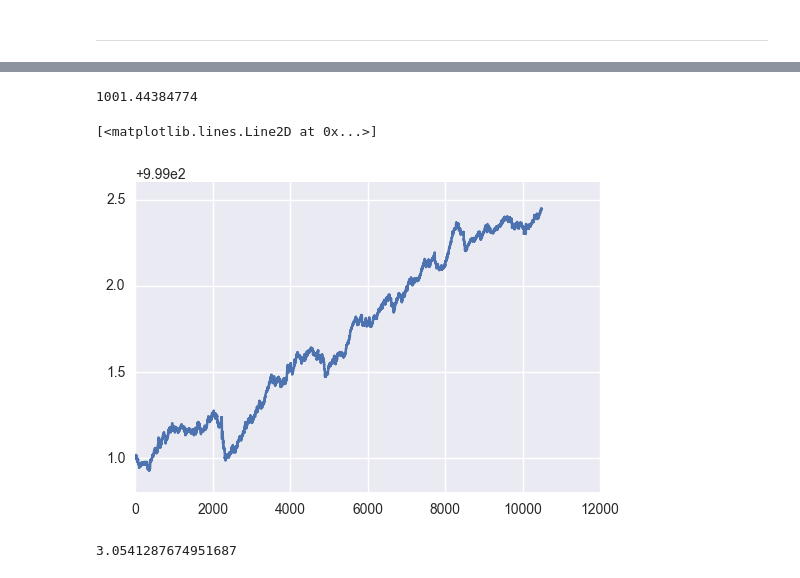
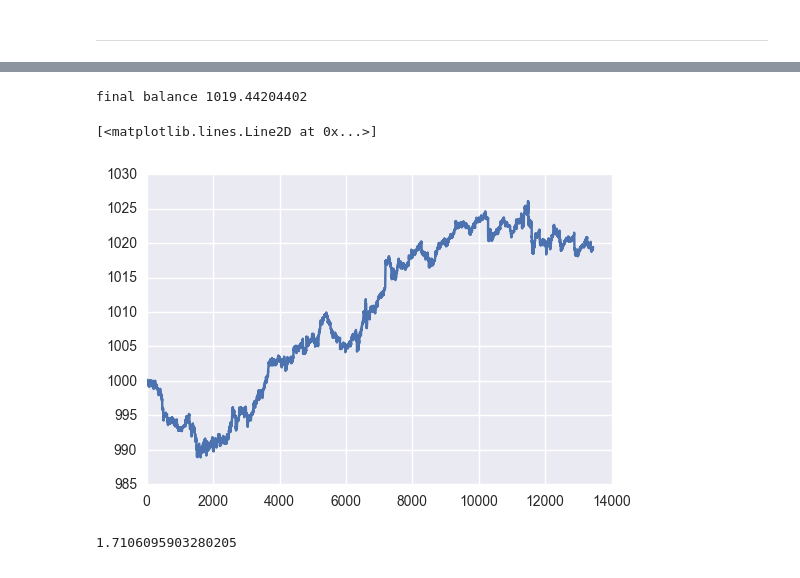
Before and after one commit to andrewwilson/mlnd, a Jupyter notebook: Capstone/Use Moving Average Model.ipynb, the cells around one changed output, grey strips where cells are left out. Drawn from its saved outputs; the diff is of its cells as text; code cells hidden in the pictures.

````diff
--- a/Capstone/Use Moving Average Model.ipynb
+++ b/Capstone/Use Moving Average Model.ipynb
@@ -96,7 +81,7 @@ GBPUSD 2015
 4 0.00491347882038
 ```
 # %%
-ds = load_1minute_fx_bars('GBPUSD', 2015)[['close']]
+ds = load_1minute_fx_bars('XAUUSD', 2016)[['close']]
 #ds['close'] = 1/ds['close']
 # %%
 def ewmasig(x, lp, sp):
@@ -142,4 +127,6 @@ pp.ewm(1000).mean().plot()
+# %%
+ANN_FACTOR = np.sqrt(260*24*60/10)
 # %%
-fut_return = price.shift(-10)- price
+fut_return = ANN_FACTOR *(price.shift(-10)- price)/price
 fut_return.mean()
 # %% [output]
@@ -298,55 +315,56 @@ for i in range(5):
 # %%
 INITIAL = 1000.0
-RISK = 0.005
+RISK = 0.10
 balance = INITIAL
 holdings = 0
 holding_period=10
 countdown = 0
 BPS = 1e-4
-cost = 0 * BPS
+cost = 0.1 * BPS
 bals = []
 
 idx = ds.index
-for i in range(len(idx)):
+for i in range(1,len(idx)-1):
     prediction = pp[i]
-    prx = price[i]
-    amt = balance * RISK / prx
+    #prediction = np.random.randn()
+    prx = price[i+1]
+    amt = balance * RISK / price[i]
 
     #print i, prediction,prx
     if countdown == 0 and holdings == 0:
 
         if prediction > 0:
             balance -= prx *(1+cost) * amt
             holdings += amt
             #print "bought",amt,"at",prx
         else:
             balance += prx *(1-cost)* amt
             holdings -= amt
             #print "sold",amt,"for",prx
         countdown = holding_period
     elif countdown == 0:
         # dispose of assets if prediction opposite to current holding
         if np.sign(prediction) != np.sign(holdings):
             balance += prx * holdings
             # print "disposed of ", holdings, "at", prx,". balance=", balance
             holdings = 0
             bals.append(balance)
     else:
         countdown -= 1
 
 # dispose of any holdings, before reporting final balance:
 if holdings !=0:
     balance += prx * holdings
     holdings = 0
     bals.append(balance)
 
-print balance
+print "final balance", balance
 plt.plot(bals)
 # %% [output]
-1001.44384774
+final balance 1019.44204402
 [<matplotlib.lines.Line2D at 0x...>]
-[figure, old version]
+[figure, new version]
 # %%
 (bals[-1] - bals[0]) / np.array(bals).std()
 # %% [output]
-3.0541287674951687
+1.7106095903280205
````
Also changed, not shown: parts of 26 cells of this notebook, 5 other files.
